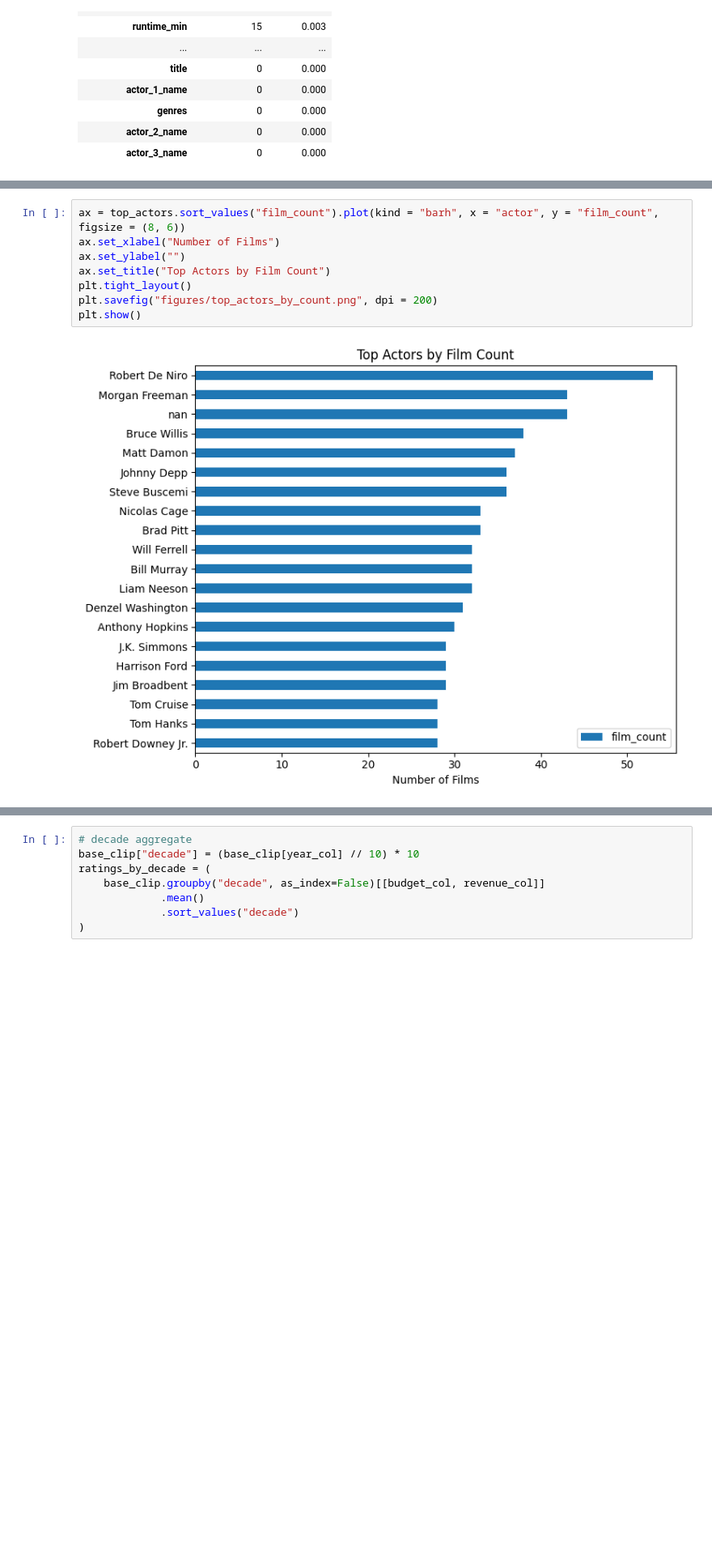
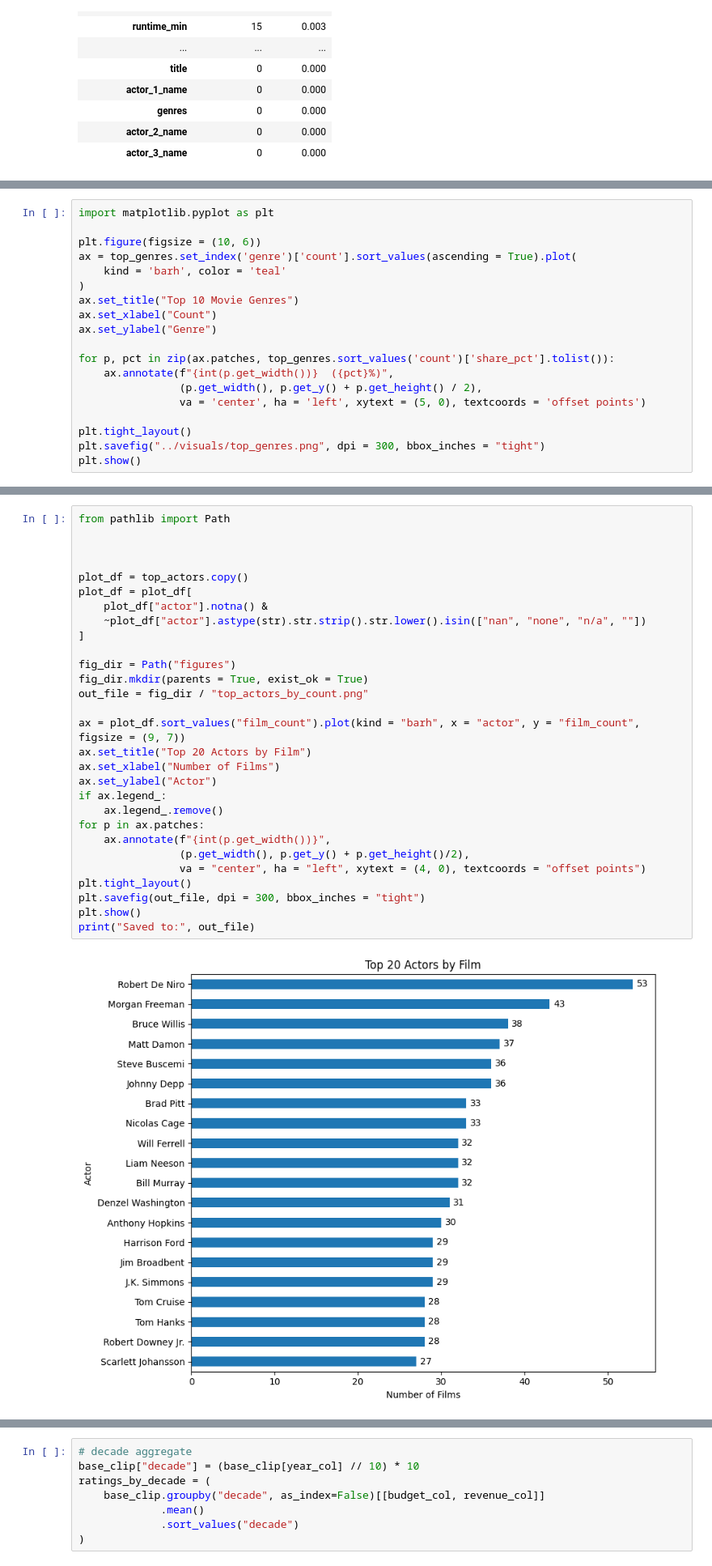
Before and after one commit to HCBrooks-lab/imdb_endtoend, a Jupyter notebook: 01_data_profile.ipynb, the cells around one changed output, grey strips where cells are left out. Shown: that part at 81% size. Cells and saved outputs as stored; diff of their text form; blank space fills up the shorter version.

```diff
--- a/01_data_profile.ipynb
+++ b/01_data_profile.ipynb
@@ -284,0 +357,19 @@ plt.show()
+# %%
+import matplotlib.pyplot as plt
+
+plt.figure(figsize = (10, 6))
+ax = top_genres.set_index('genre')['count'].sort_values(ascending = True).plot(
+    kind = 'barh', color = 'teal'
+)
+ax.set_title("Top 10 Movie Genres")
+ax.set_xlabel("Count")
+ax.set_ylabel("Genre")
+
+for p, pct in zip(ax.patches, top_genres.sort_values('count')['share_pct'].tolist()):
+    ax.annotate(f"{int(p.get_width())}  ({pct}%)",
+                (p.get_width(), p.get_y() + p.get_height() / 2),
+                va = 'center', ha = 'left', xytext = (5, 0), textcoords = 'offset points')
+
+plt.tight_layout()
+plt.savefig("../visuals/top_genres.png", dpi = 300, bbox_inches = "tight")
+plt.show()
@@ -328,10 +497,31 @@ out_file = fig_dir / "top_actors_by_count.png"
 # %%
-ax = top_actors.sort_values("film_count").plot(kind = "barh", x = "actor", y = "film_count", figsize = (8, 6))
+from pathlib import Path
+
+
+
+plot_df = top_actors.copy()
+plot_df = plot_df[
+    plot_df["actor"].notna() &
+    ~plot_df["actor"].astype(str).str.strip().str.lower().isin(["nan", "none", "n/a", ""])
+]
+
+fig_dir = Path("figures")
+fig_dir.mkdir(parents = True, exist_ok = True)
+out_file = fig_dir / "top_actors_by_count.png"
+
+ax = plot_df.sort_values("film_count").plot(kind = "barh", x = "actor", y = "film_count", figsize = (9, 7))
+ax.set_title("Top 20 Actors by Film")
 ax.set_xlabel("Number of Films")
-ax.set_ylabel("")
-ax.set_title("Top Actors by Film Count")
+ax.set_ylabel("Actor")
+if ax.legend_:
+    ax.legend_.remove()
+for p in ax.patches:
+    ax.annotate(f"{int(p.get_width())}",
+                (p.get_width(), p.get_y() + p.get_height()/2),
+                va = "center", ha = "left", xytext = (4, 0), textcoords = "offset points")
 plt.tight_layout()
-plt.savefig("figures/top_actors_by_count.png", dpi = 200)
+plt.savefig(out_file, dpi = 300, bbox_inches = "tight")
 plt.show()
+print("Saved to:", out_file)
 # %% [output]
-[figure, old version]
+[figure, new version]
```
Also changed, not shown: parts of 66 cells of this notebook.
